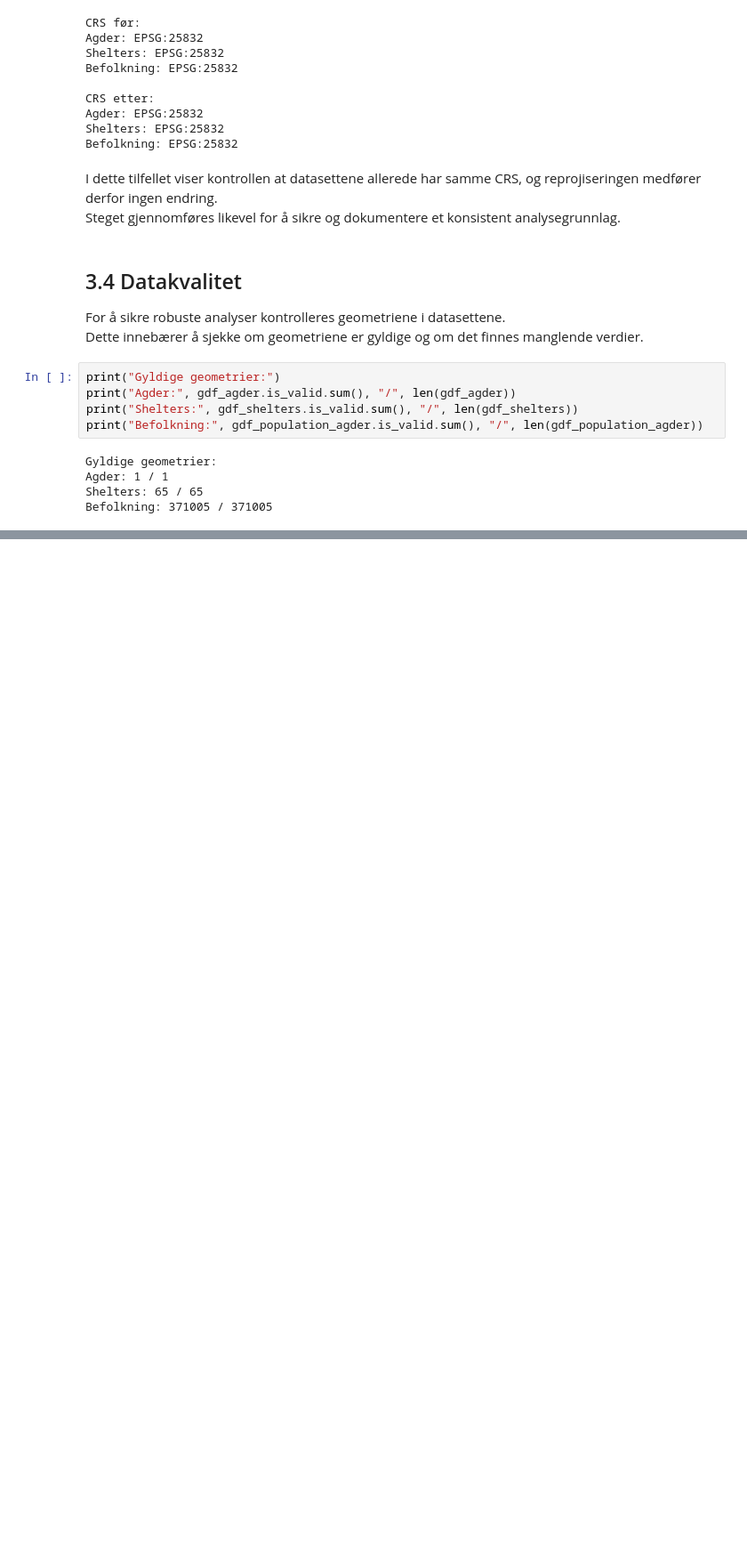
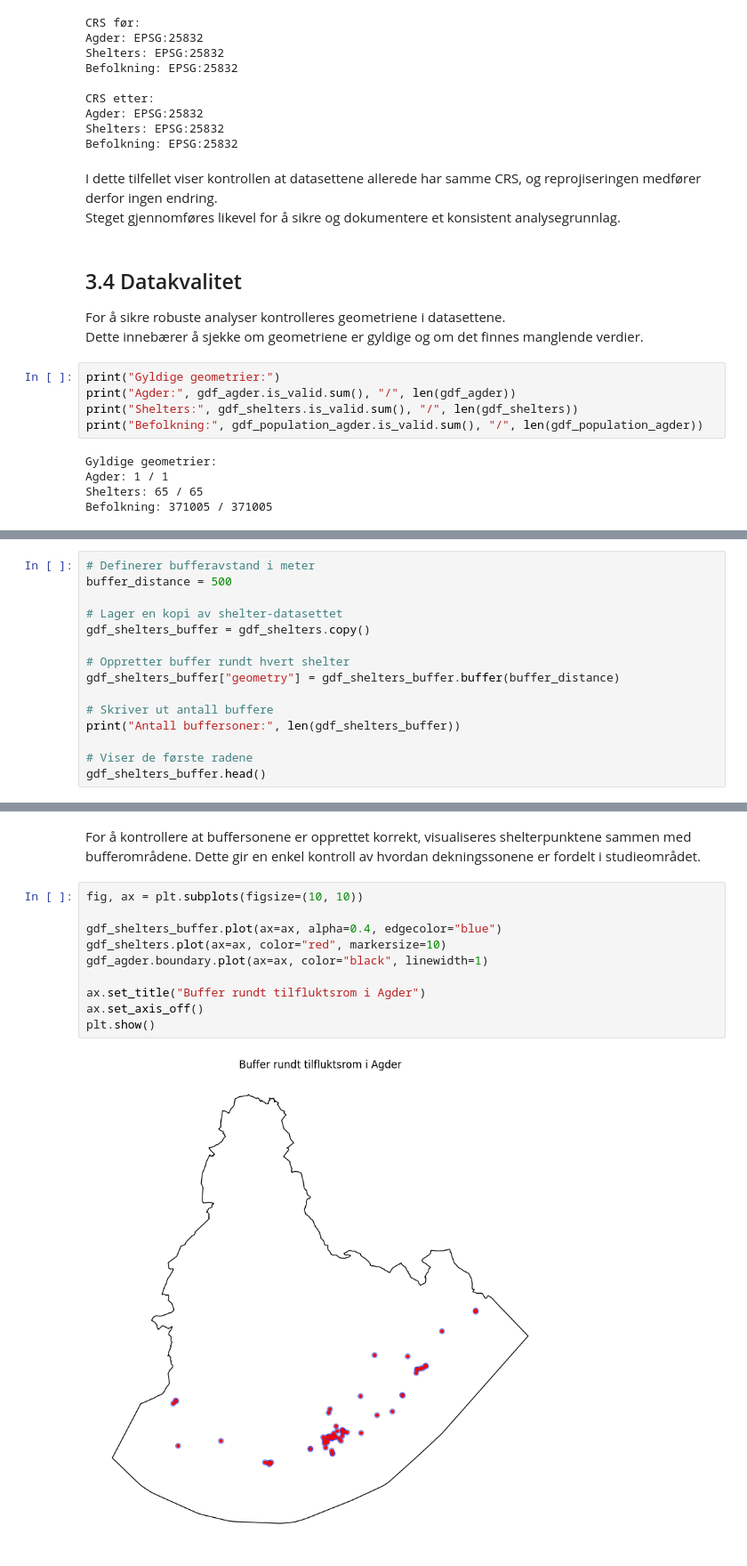
Before and after one commit to sivert-svanes/IS-218-Prosjekt, a Jupyter notebook: notebooks/analysis.ipynb, the cells around one changed output, grey strips where cells are left out. Shown at 89% size. Drawn from its saved outputs; the diff is of its cells as text; blank space fills up the shorter version.

Commit message:
feat: added buffer analysis and visualization with basemap

```diff
--- a/notebooks/analysis.ipynb
+++ b/notebooks/analysis.ipynb
@@ -475,0 +499,15 @@ Befolkning: 371005 / 371005
+# %%
+# Definerer bufferavstand i meter
+buffer_distance = 500
+
+# Lager en kopi av shelter-datasettet
+gdf_shelters_buffer = gdf_shelters.copy()
+
+# Oppretter buffer rundt hvert shelter
+gdf_shelters_buffer["geometry"] = gdf_shelters_buffer.buffer(buffer_distance)
+
+# Skriver ut antall buffere
+print("Antall buffersoner:", len(gdf_shelters_buffer))
+
+# Viser de første radene
+gdf_shelters_buffer.head()
@@ -475,0 +522,14 @@ Befolkning: 371005 / 371005
+# %% [markdown]
+For å kontrollere at buffersonene er opprettet korrekt, visualiseres shelterpunktene sammen med bufferområdene. Dette gir en enkel kontroll av hvordan dekningssonene er fordelt i studieområdet.
+# %%
+fig, ax = plt.subplots(figsize=(10, 10))
+
+gdf_shelters_buffer.plot(ax=ax, alpha=0.4, edgecolor="blue")
+gdf_shelters.plot(ax=ax, color="red", markersize=10)
+gdf_agder.boundary.plot(ax=ax, color="black", linewidth=1)
+
+ax.set_title("Buffer rundt tilfluktsrom i Agder")
+ax.set_axis_off()
+plt.show()
+# %% [output]
+[figure, added]
```
Also changed, not shown: parts of 7 cells of this notebook.
